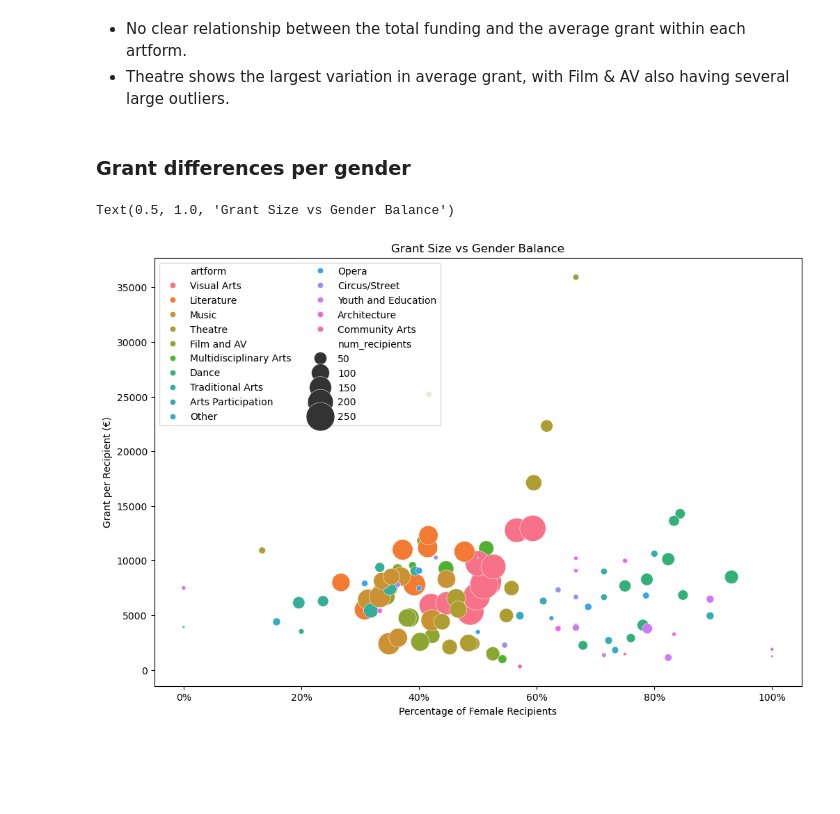
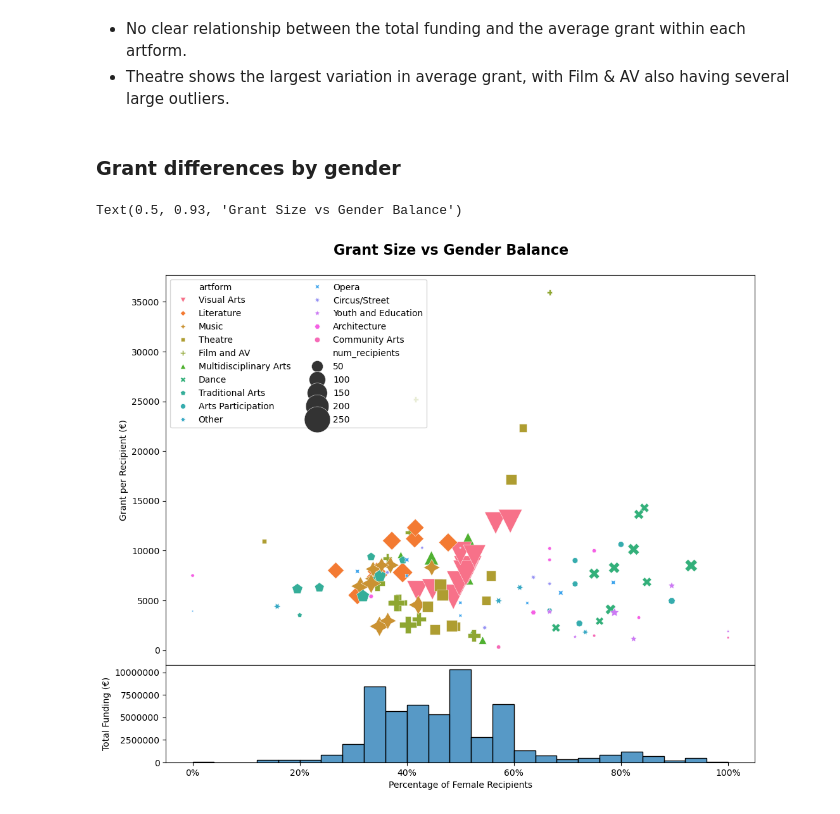
Before and after one commit to SuColl/programming-for-data-analytics, a Jupyter notebook: project/notebook.ipynb, the cells around one changed output. Drawn from its saved outputs; the diff is of its cells as text; code cells hidden in the pictures; blank space fills up the shorter version.

```diff
--- a/project/notebook.ipynb
+++ b/project/notebook.ipynb
@@ -627,38 +634,55 @@ Text(0.5, 1.0, 'Variation in Yearly Average Grants, by Artform')
 - No clear relationship between the total funding and the average grant within each artform.
 - Theatre shows the largest variation in average grant, with Film & AV also having several large outliers.
 # %% [markdown]
-### Grant differences per gender
+### Grant differences by gender
 # %%
 # Plot the size of grant against the percentage of female recipients.
+fig, (ax1, ax2) = plt.subplots(2, 1, figsize=(12, 10), sharex=True,
+                            gridspec_kw=dict(height_ratios=[0.8,0.2]))
 
-plt.figure(figsize=(12, 8))
+# shrink the space between subplots
+fig.subplots_adjust(hspace=0)
 
+
+# Upper: Scatterplot of grant vs. female share.
 # Ref: https://stackoverflow.com/a/59955188,
 # "seaborn scatterplot scale bubble size to larger dots"
-
-ax = sns.scatterplot(df,
+sns.scatterplot(df,
                 x="female_share",
                 y="avg_grant_perperson",
+                ax=ax1,
                 hue="artform",
+                style="artform",
                 size="num_recipients",
                 sizes=(0,1000),
                 legend="brief",
                 hue_order=artforms_by_total_funding)
 
+ax1.legend(loc='upper left', ncol=2)
+handles, labels = ax1.get_legend_handles_labels()
+ax1.set_ylabel("Grant per Recipient (€)")
 
-ax.legend(loc='upper left', ncol=2)
-handles, labels = ax.get_legend_handles_labels()
-#ax.legend(handles, labels, loc='upper left', ncol=2, title="Title")
 
-plt.xlabel("Percentage of Female Recipients")
-plt.ylabel("Grant per Recipient (€)")
+# Lower: weighted histogram of funding vs. female share
+sns.histplot(df,
+             x="female_share",
+             weights="total_grant",
+             ax=ax2,
+             bins=25)
+ax2.set_xlabel("Percentage of Female Recipients")
+ax2.set_ylabel("Total Funding (€)")
+ax2.ticklabel_format(axis="y", style="plain")
+
 
 # format x-ticks and remove the first and last
 plt.xticks(
     plt.xticks()[0][1:-1],
     labels=["{:00.0%}".format(x) for x in plt.xticks()[0][1:-1]]
     )
-plt.title("Grant Size vs Gender Balance")
+
+
+plt.suptitle("Grant Size vs Gender Balance",
+            fontsize=16, fontweight="bold", y=0.93)
 # %% [output]
-Text(0.5, 1.0, 'Grant Size vs Gender Balance')
+Text(0.5, 0.93, 'Grant Size vs Gender Balance')
-[figure, old version]
+[figure, new version]
```
Also changed, not shown: parts of 8 cells of this notebook, 1 other file.
